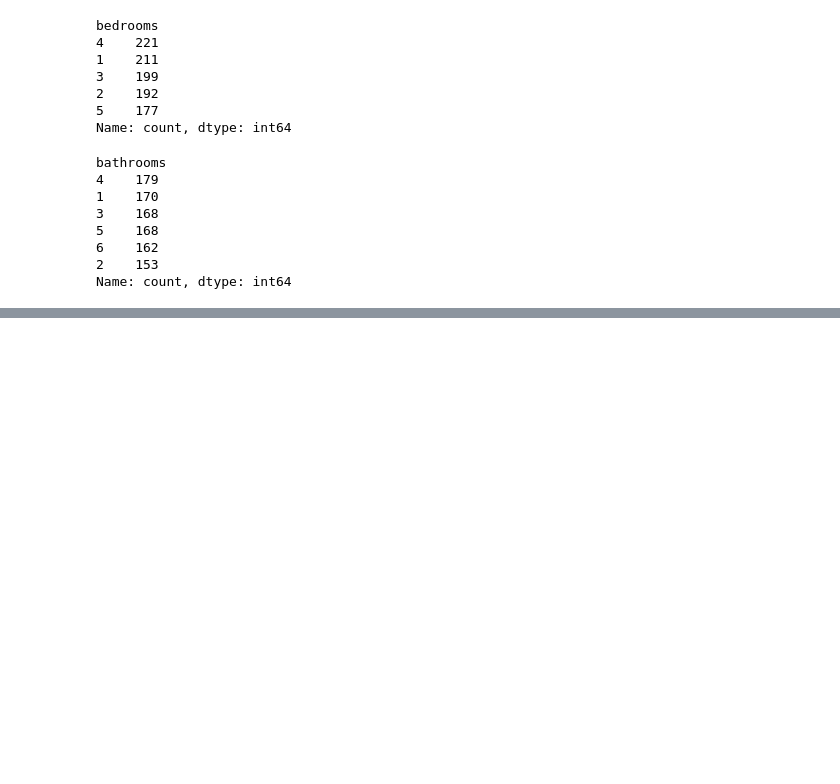
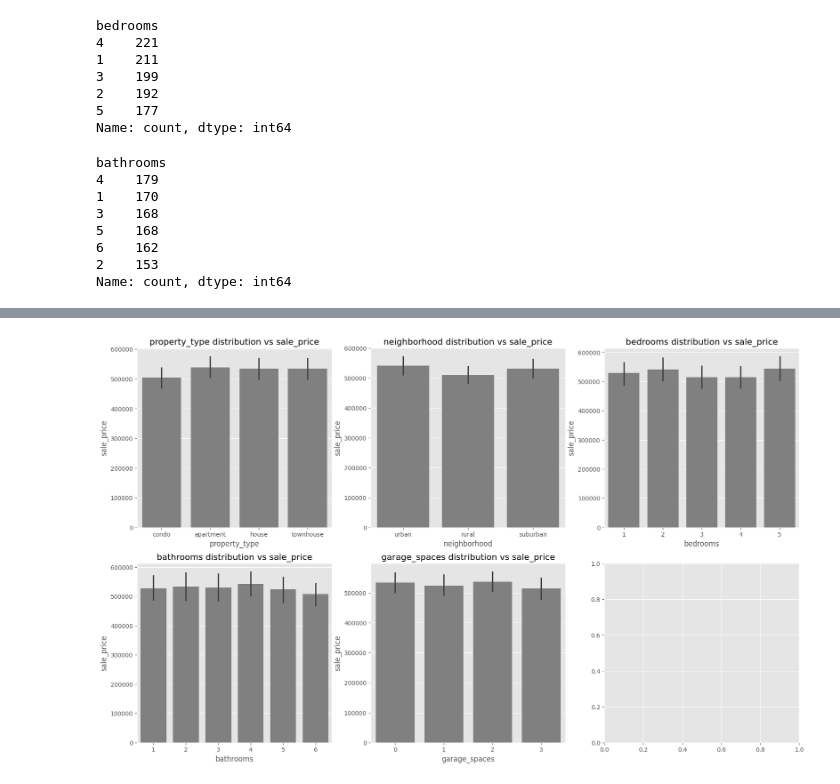
Before and after one commit to Julio-M-Siqueira/aMORA-Test, a Jupyter notebook: notebook.ipynb, the cells around one changed output, grey strips where cells are left out. Cells and saved outputs as stored; diff of their text form; code cells hidden in the pictures; blank space fills up the shorter version.

```diff
--- a/notebook.ipynb
+++ b/notebook.ipynb
@@ -311,0 +352,8 @@ property.head(5)
+# %%
+cat_columns = df.select_dtypes('object').columns.to_list() + ['bedrooms', 'bathrooms', 'garage_spaces']
+fig, axes = plt.subplots(2, 3, figsize=(20, 12))
+for i in range(len(cat_columns)):
+    sns.barplot(x=cat_columns[i], y='sale_price', data=df, color='gray', ax=axes[i//3, i%3]).set(title=f'{cat_columns[i]} distribution vs sale_price')
+plt.show()
+# %% [output]
+[figure, added]
```
Also changed, not shown: parts of 21 cells of this notebook.
